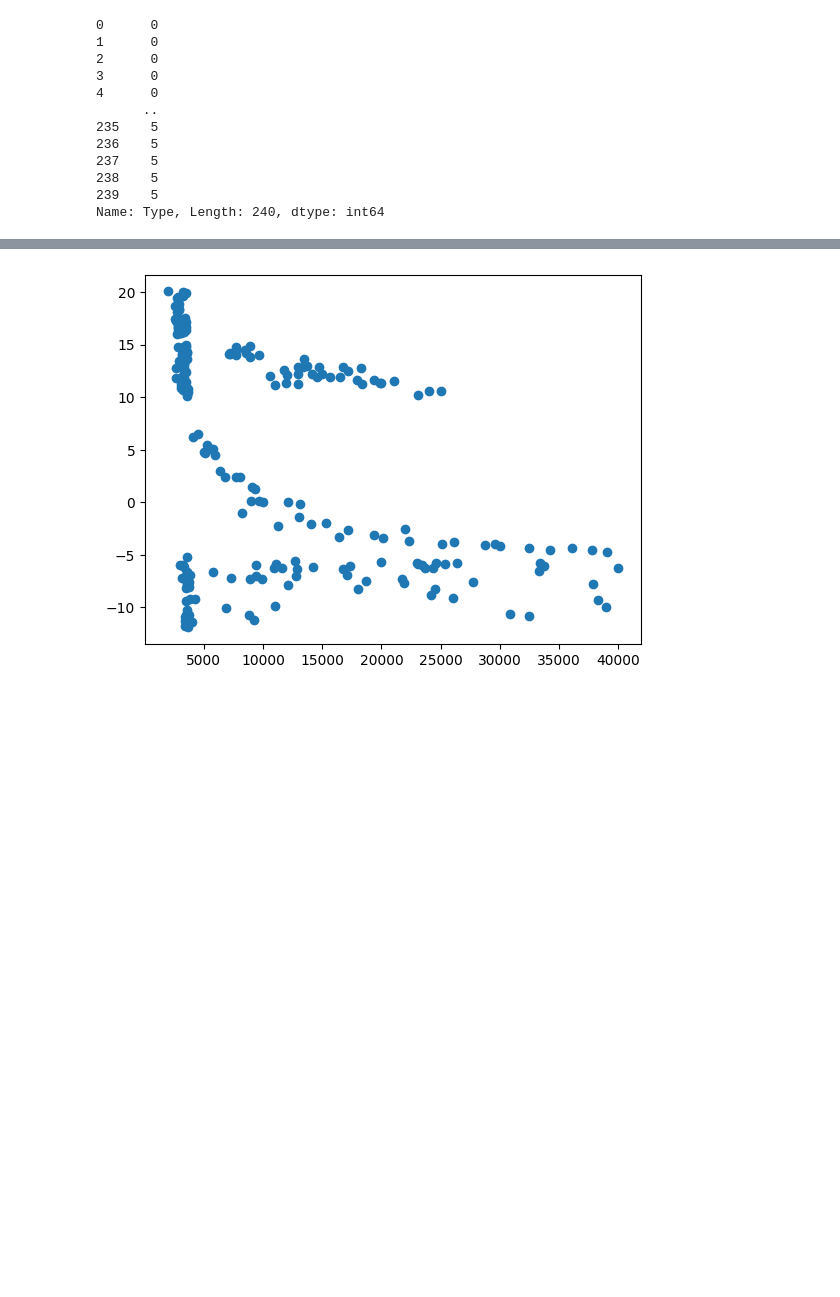
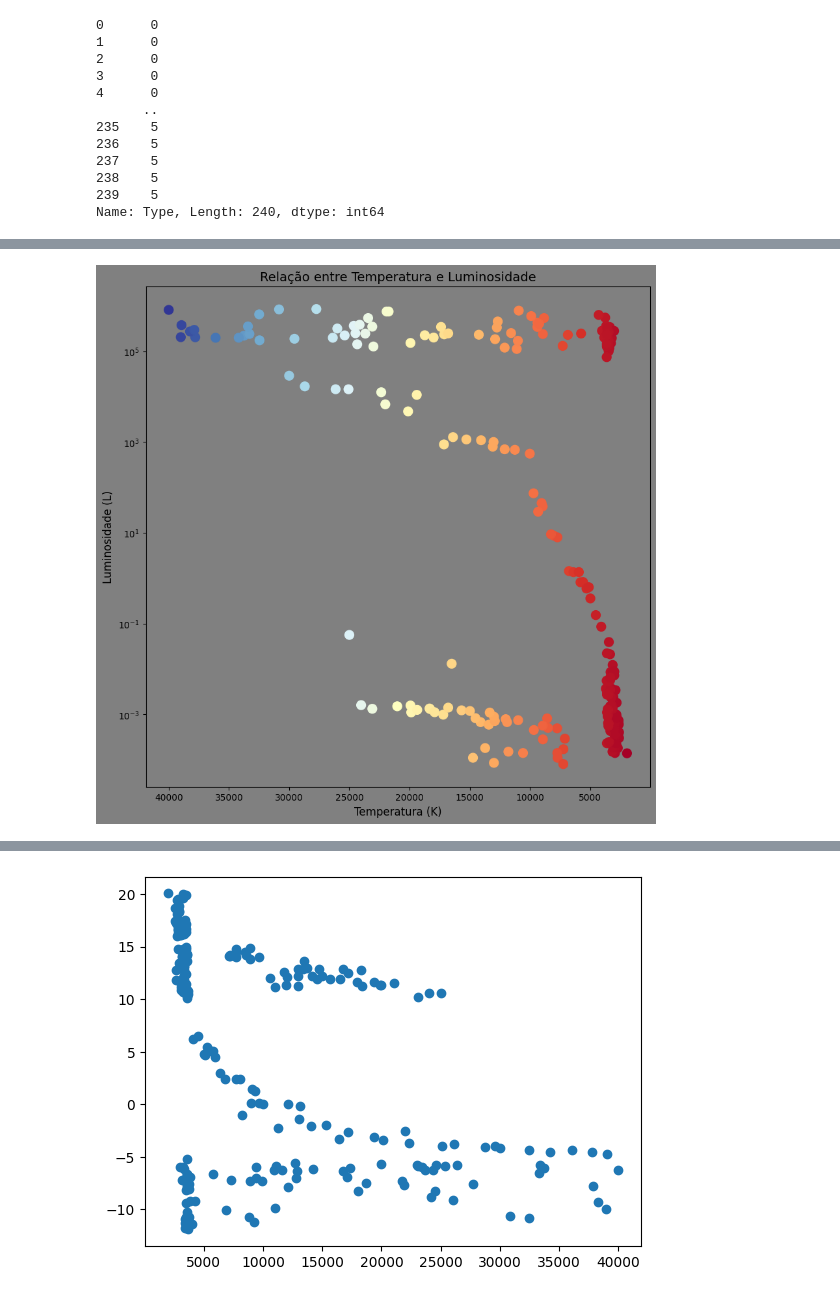
Before and after one commit to nardao666/star_classification, a Jupyter notebook: star_classification.ipynb, the cells around one changed output, grey strips where cells are left out. Saved outputs shown, nothing was run; the diff lists cells and outputs as text; code cells hidden in the pictures; blank space fills up the shorter version.

```diff
--- a/star_classification.ipynb
+++ b/star_classification.ipynb
@@ -174 +149,14 @@ TypeError: Cannot cast array data from dtype('<U18') to dtype('float64') accordi
+# %%
+plt.figure(figsize=(10,10)).patch.set_facecolor("gray")
+ax = plt.axes()
+ax.set_facecolor('gray')
+plt.scatter(df_star['Temperature'],df_star['L'],c=df_star['Temperature'], cmap=plt.get_cmap('RdYlBu'), alpha=1, marker='o',s=100)
+plt.title('Relação entre Temperatura e Luminosidade', fontsize=14)
+plt.xlabel('Temperatura (K)', fontsize=12)
+plt.ylabel('Luminosidade (L)', fontsize=12)
+plt.gca().invert_xaxis()
+plt.yscale('log')
+plt.show()
+# %% [output]
+[figure, added]
 # %%
```
Also changed, not shown: parts of 28 cells of this notebook.
